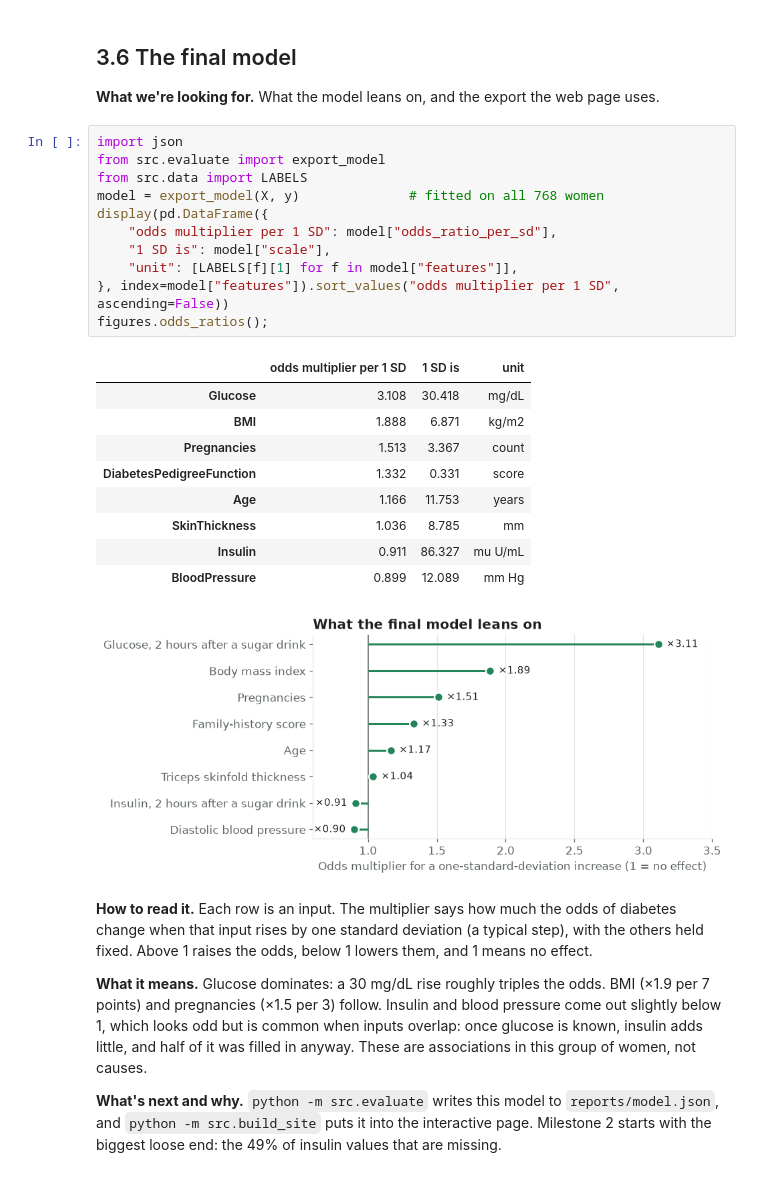
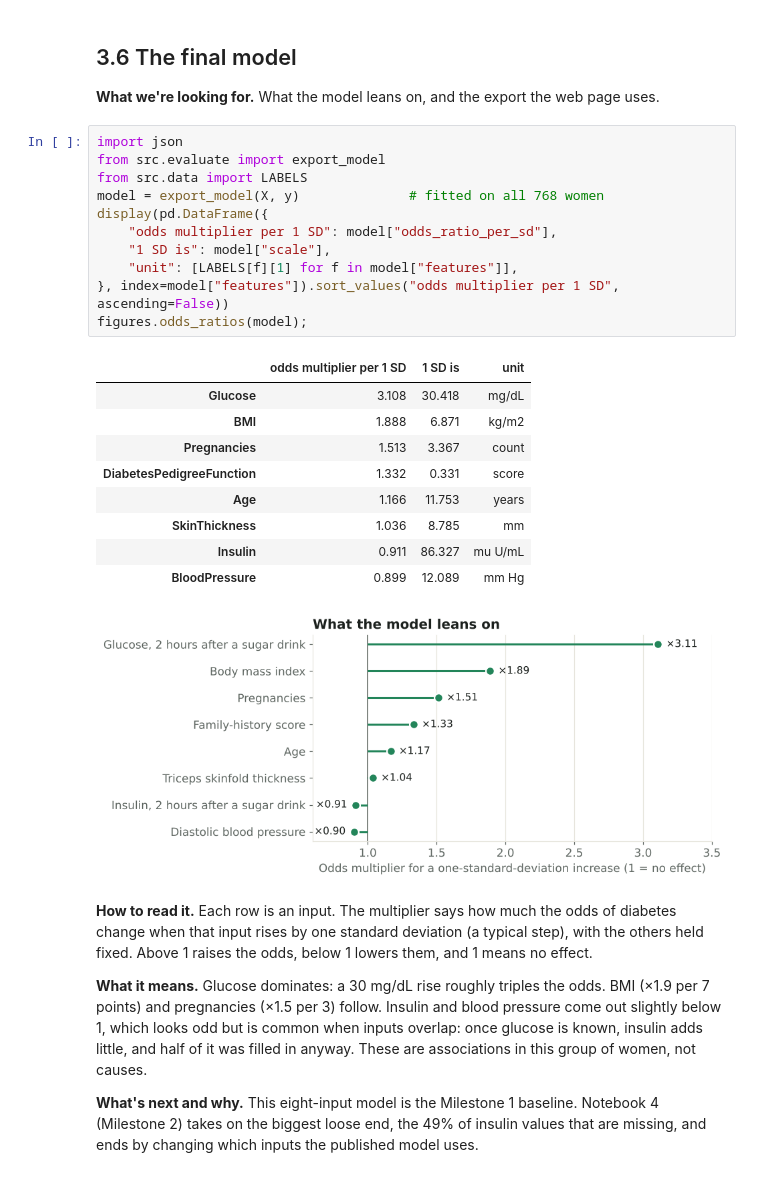
Before and after one commit to schirko/Diabetes-Prediction, a Jupyter notebook: notebooks/03_thresholds_and_calibration.ipynb, the cells around one changed output. Saved outputs shown, nothing was run; the diff lists cells and outputs as text.

```diff
--- a/notebooks/03_thresholds_and_calibration.ipynb
+++ b/notebooks/03_thresholds_and_calibration.ipynb
@@ -139,28 +139,28 @@ pd.DataFrame(by_age(X, y, p, t)).set_index("band")
 # %%
 import json
 from src.evaluate import export_model
 from src.data import LABELS
 model = export_model(X, y)              # fitted on all 768 women
 display(pd.DataFrame({
     "odds multiplier per 1 SD": model["odds_ratio_per_sd"],
     "1 SD is": model["scale"],
     "unit": [LABELS[f][1] for f in model["features"]],
 }, index=model["features"]).sort_values("odds multiplier per 1 SD", ascending=False))
-figures.odds_ratios();
+figures.odds_ratios(model);
 # %% [output]
 |  | odds multiplier per 1 SD | 1 SD is | unit |
 | Glucose | 3.108 | 30.418 | mg/dL |
 | BMI | 1.888 | 6.871 | kg/m2 |
 | Pregnancies | 1.513 | 3.367 | count |
 | DiabetesPedigreeFunction | 1.332 | 0.331 | score |
 | Age | 1.166 | 11.753 | years |
 | SkinThickness | 1.036 | 8.785 | mm |
 | Insulin | 0.911 | 86.327 | mu U/mL |
 | BloodPressure | 0.899 | 12.089 | mm Hg |
-[figure, old version]
+[figure, new version]
 # %% [markdown]
 **How to read it.** Each row is an input. The multiplier says how much the odds of diabetes change when that input rises by one standard deviation (a typical step), with the others held fixed. Above 1 raises the odds, below 1 lowers them, and 1 means no effect.
 
 **What it means.** Glucose dominates: a 30 mg/dL rise roughly triples the odds. BMI (×1.9 per 7 points) and pregnancies (×1.5 per 3) follow. Insulin and blood pressure come out slightly below 1, which looks odd but is common when inputs overlap: once glucose is known, insulin adds little, and half of it was filled in anyway. These are associations in this group of women, not causes.
 
-**What's next and why.** `python -m src.evaluate` writes this model to `reports/model.json`, and `python -m src.build_site` puts it into the interactive page. Milestone 2 starts with the biggest loose end: the 49% of insulin values that are missing.
+**What's next and why.** This eight-input model is the Milestone 1 baseline. Notebook 4 (Milestone 2) takes on the biggest loose end, the 49% of insulin values that are missing, and ends by changing which inputs the published model uses.
```
Also changed, not shown: parts of 2 cells of this notebook, 19 other files.
